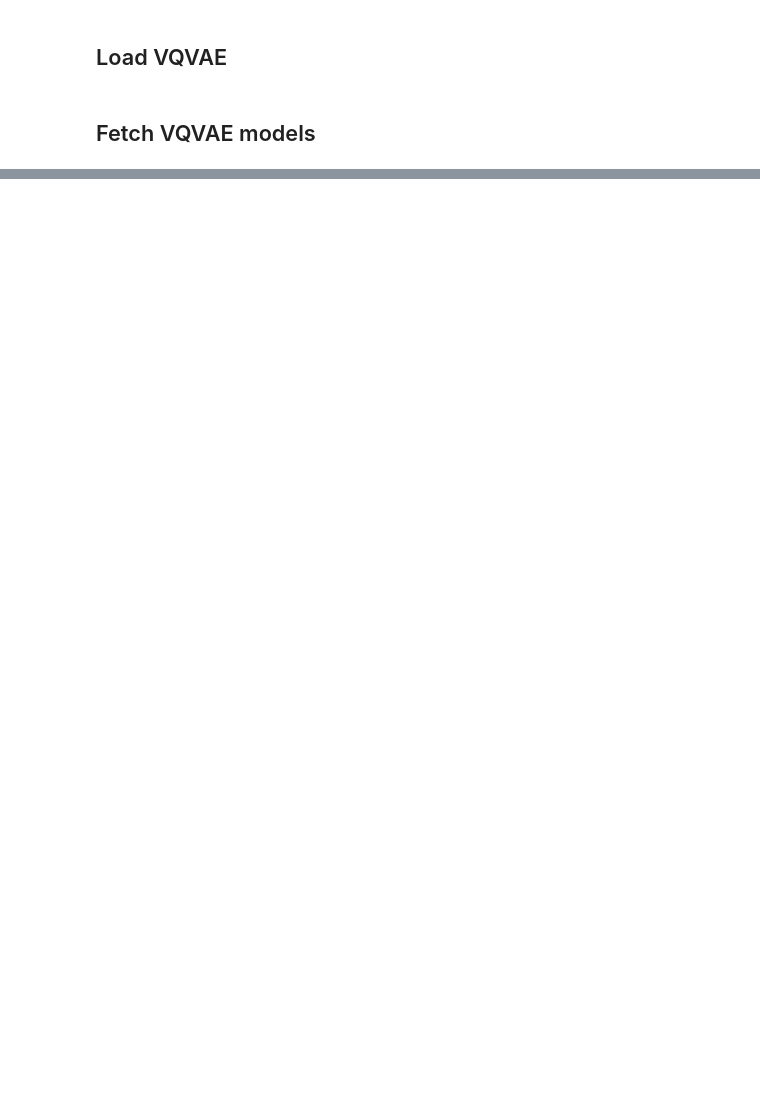
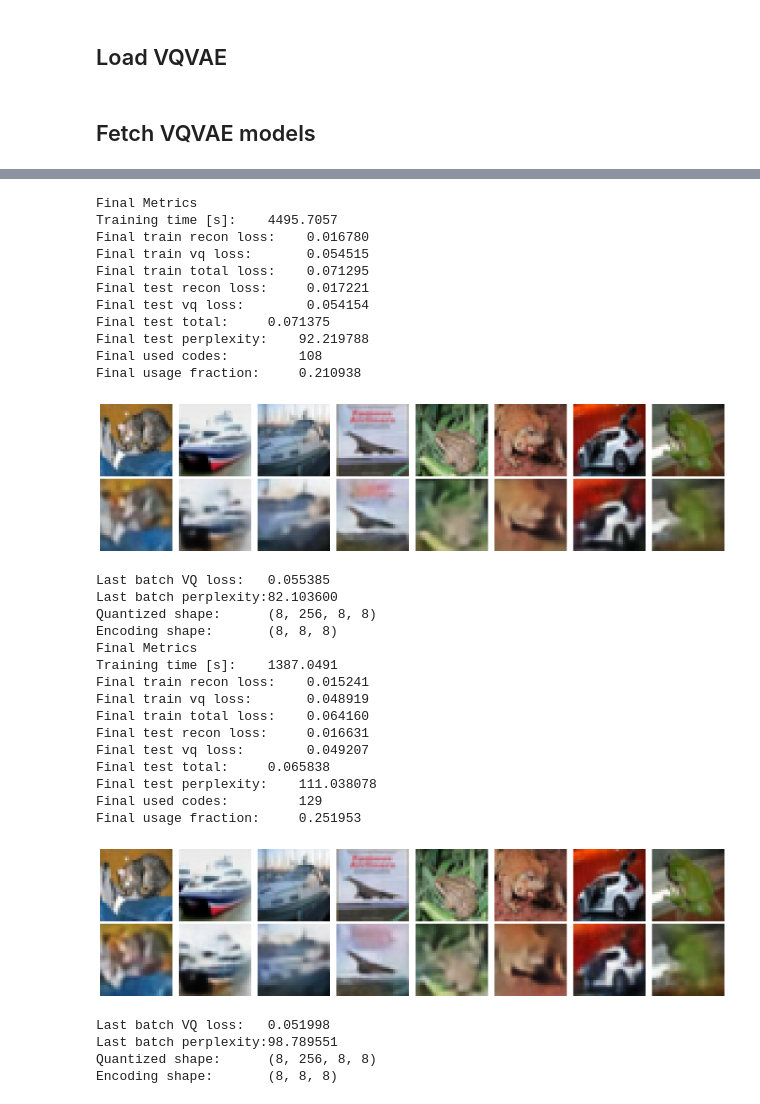
Before and after one commit to ArnarDJ/MLBAssignment2, a Jupyter notebook: Analysis_and_graphs.ipynb, the cells around one changed output, grey strips where cells are left out. Cells and saved outputs as stored; diff of their text form; code cells hidden in the pictures; blank space fills up the shorter version.

```diff
--- a/Analysis_and_graphs.ipynb
+++ b/Analysis_and_graphs.ipynb
@@ -800,0 +1220,36 @@ vqvae_cifar10_mp = load_trained_vae(
+# %%
+show_vqvae_results(history=vqvae_cifar10_fp["history"], test_loader=cifar10_test, device=device, dataset_name="cifar10", num_images=8)
+show_vqvae_results(history=vqvae_cifar10_mp["history"], test_loader=cifar10_test, device=device, dataset_name="cifar10", num_images=8)
+# %% [output]
+Final Metrics
+Training time [s]:    4495.7057
+Final train recon loss:    0.016780
+Final train vq loss:       0.054515
+Final train total loss:    0.071295
+Final test recon loss:     0.017221
+Final test vq loss:        0.054154
+Final test total:     0.071375
+Final test perplexity:    92.219788
+Final used codes:         108
+Final usage fraction:     0.210938
+[figure, added]
+Last batch VQ loss:   0.055385
+Last batch perplexity:82.103600
+Quantized shape:      (8, 256, 8, 8)
+Encoding shape:       (8, 8, 8)
+Final Metrics
+Training time [s]:    1387.0491
+Final train recon loss:    0.015241
+Final train vq loss:       0.048919
+Final train total loss:    0.064160
+Final test recon loss:     0.016631
+Final test vq loss:        0.049207
+Final test total:     0.065838
+Final test perplexity:    111.038078
+Final used codes:         129
+Final usage fraction:     0.251953
+[figure, added]
+Last batch VQ loss:   0.051998
+Last batch perplexity:98.789551
+Quantized shape:      (8, 256, 8, 8)
+Encoding shape:       (8, 8, 8)
```
Also changed, not shown: parts of 15 cells of this notebook.
